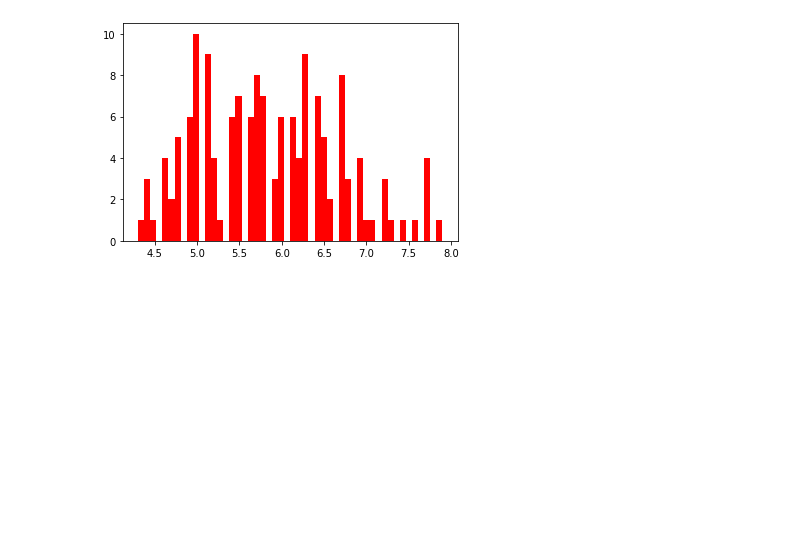
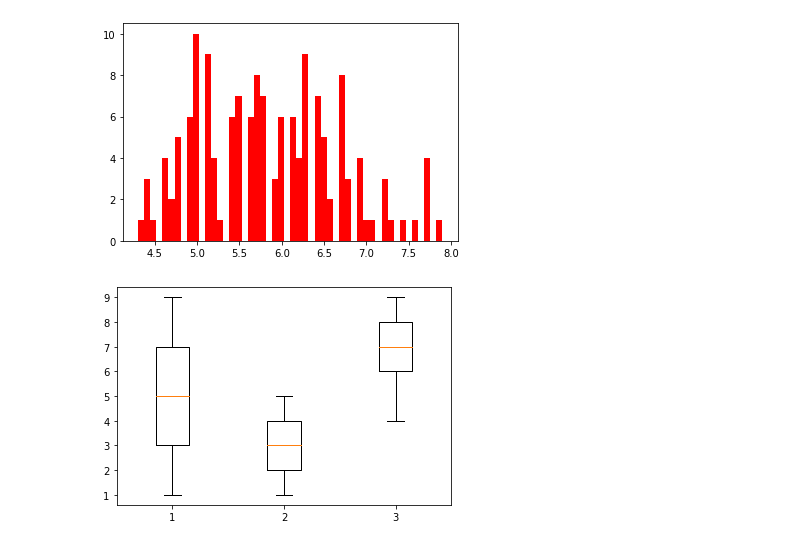
Before and after one commit to iMuhammadessa/data-visualization, a Jupyter notebook: data-visualization.ipynb, the cells around one changed output. Saved outputs shown, nothing was run; the diff lists cells and outputs as text; code cells hidden in the pictures; blank space fills up the shorter version.

Commit message:
file modified for Box-plot

```diff
--- a/data-visualization.ipynb
+++ b/data-visualization.ipynb
@@ -104,3 +104,16 @@ plt.hist(iris['SepalLengthCm'], color='r', bins=50)
 plt.show()
 # %% [output]
 [figure]
+# %%
+# Boxplot
+
+one = [1,2,3,4,5,6,7,8,9]
+two = [1,2,3,4,5,4,3,2,1]
+three = [6,7,8,9,8,7,6,5,4]
+
+data=list([one,two,three])
+plt.boxplot(data)
+
+plt.show()
+# %% [output]
+[figure, added]
```
